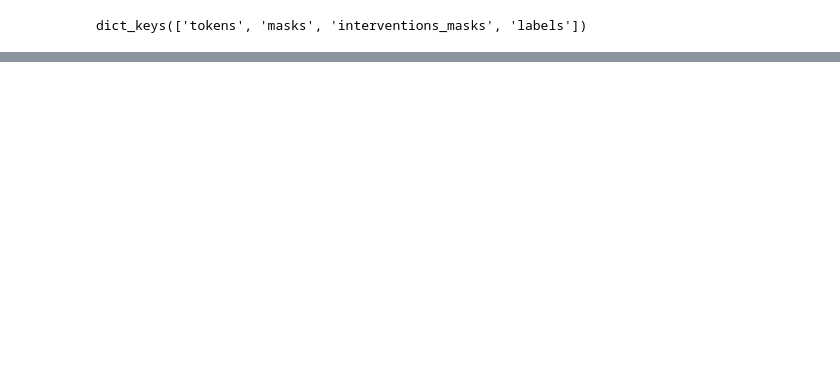
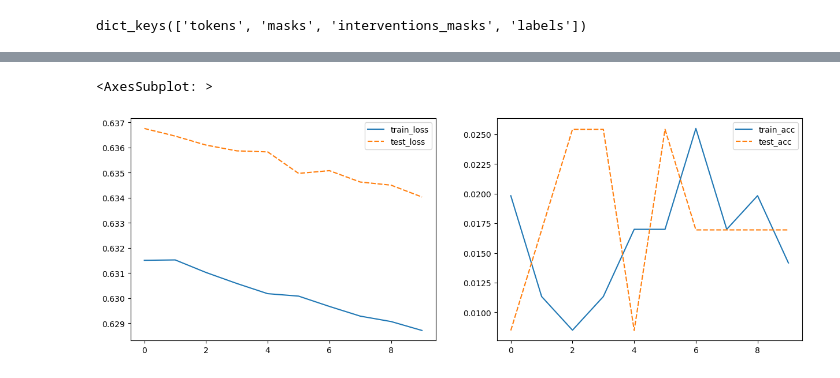
Before and after one commit to gwatkinson/NLP_Assemblee, a Jupyter notebook: notebooks/test_torch.ipynb, the cells around one changed output, grey strips where cells are left out. Drawn from its saved outputs; the diff is of its cells as text; code cells hidden in the pictures; blank space fills up the shorter version.

Commit message:
Try training the model

```diff
--- a/notebooks/test_torch.ipynb
+++ b/notebooks/test_torch.ipynb
@@ -476,0 +1088,2 @@ Init docstring: Initializes internal Module state, shared by both nn.Module and
+# %%
+nb_classes = len(np.unique(train_dict["labels"]))
@@ -476,0 +1258,16 @@ Init docstring: Initializes internal Module state, shared by both nn.Module and
+# %%
+classifier = SimpleCamembertClassifier(
+    bert_model=camembert_model,
+    num_classes=nb_classes,
+    bert_dim=768,
+    input_dim=64,
+    embed_dim=64,
+    input_dim2=64,
+    num_heads=1,
+    dropout=0.2,
+)
+# %%
+EPOCHS = 10
+LR = 1e-6
+
+results = train(classifier, train_dict, test_dict, LR, EPOCHS)
@@ -476,0 +1293,7 @@ Init docstring: Initializes internal Module state, shared by both nn.Module and
+# %%
+res_df = pd.DataFrame(results)
+res_df["train_loss"] = res_df["train_loss"] / len(train_dict["labels"])
+res_df["train_acc"] = res_df["train_acc"] / len(train_dict["labels"])
+
+res_df["test_loss"] = res_df["test_loss"] / len(test_dict["labels"])
+res_df["test_acc"] = res_df["test_acc"] / len(test_dict["labels"])
@@ -476,0 +1302,7 @@ Init docstring: Initializes internal Module state, shared by both nn.Module and
+# %%
+fig, axs = plt.subplots(1, 2, figsize=(15, 5))
+sns.lineplot(data=res_df[["train_loss", "test_loss"]], ax=axs[0])
+sns.lineplot(data=res_df[["train_acc", "test_acc"]], ax=axs[1])
+# %% [output]
+<AxesSubplot: >
+[figure, added]
```
Also changed, not shown: parts of 112 cells of this notebook.
